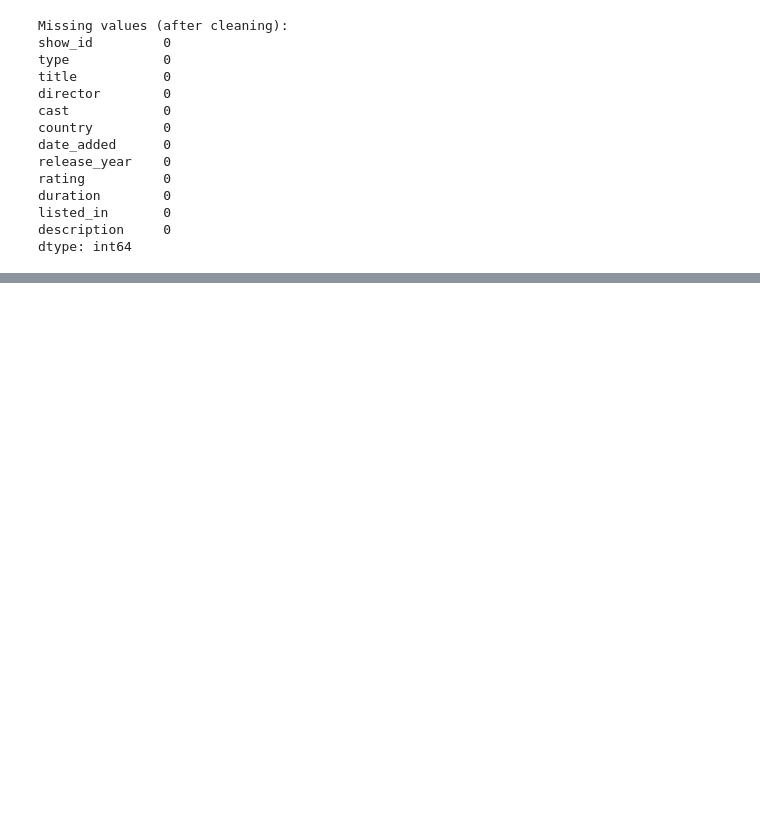
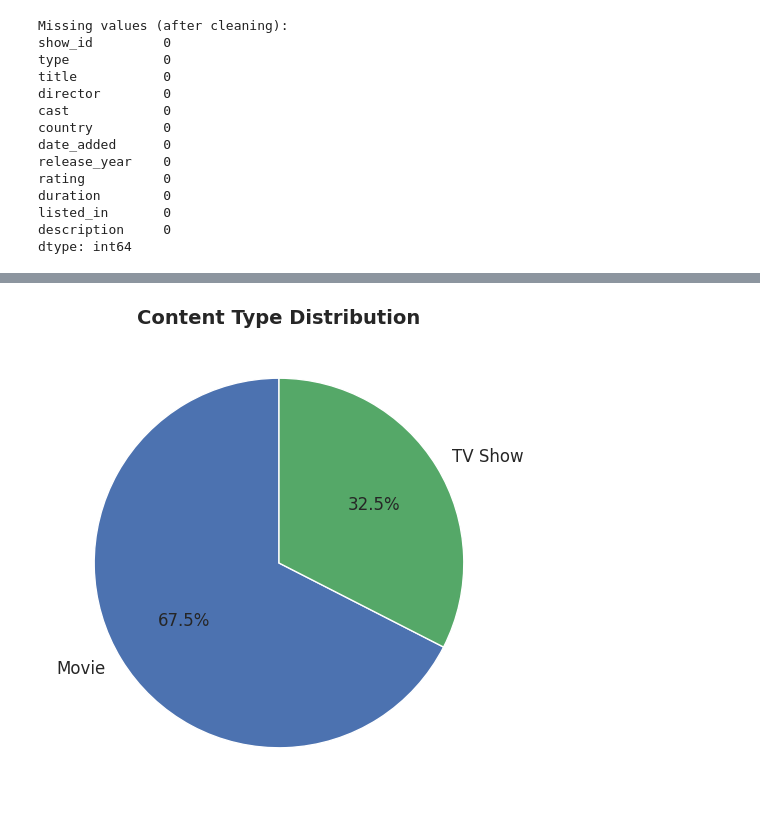
Before and after one commit to ajinshanid/netflix-data-analysis-, a Jupyter notebook: Netflix_Basic_Analysis.ipynb, the cells around one changed output, grey strips where cells are left out. Saved outputs shown, nothing was run; the diff lists cells and outputs as text; code cells hidden in the pictures; blank space fills up the shorter version.

```diff
--- a/Netflix_Basic_Analysis.ipynb
+++ b/Netflix_Basic_Analysis.ipynb
@@ -217,0 +174,26 @@ files.download("netflix_cleaned.xlsx")
+# %%
+import matplotlib.pyplot as plt
+
+# Count values
+type_counts = df['type'].value_counts()
+
+# Professional color palette (blue + green)
+colors = ["#4C72B0", "#55A868"]
+
+# Pie chart
+plt.figure(figsize=(6,6))
+plt.pie(
+    type_counts,
+    labels=type_counts.index,
+    autopct='%1.1f%%',
+    startangle=90,
+    colors=colors,
+    textprops={'fontsize':12}
+)
+
+# Title
+plt.title("Content Type Distribution", fontsize=14, weight='bold')
+
+plt.show()
+# %% [output]
+[figure, added]
```
Also changed, not shown: parts of 7 cells of this notebook.
